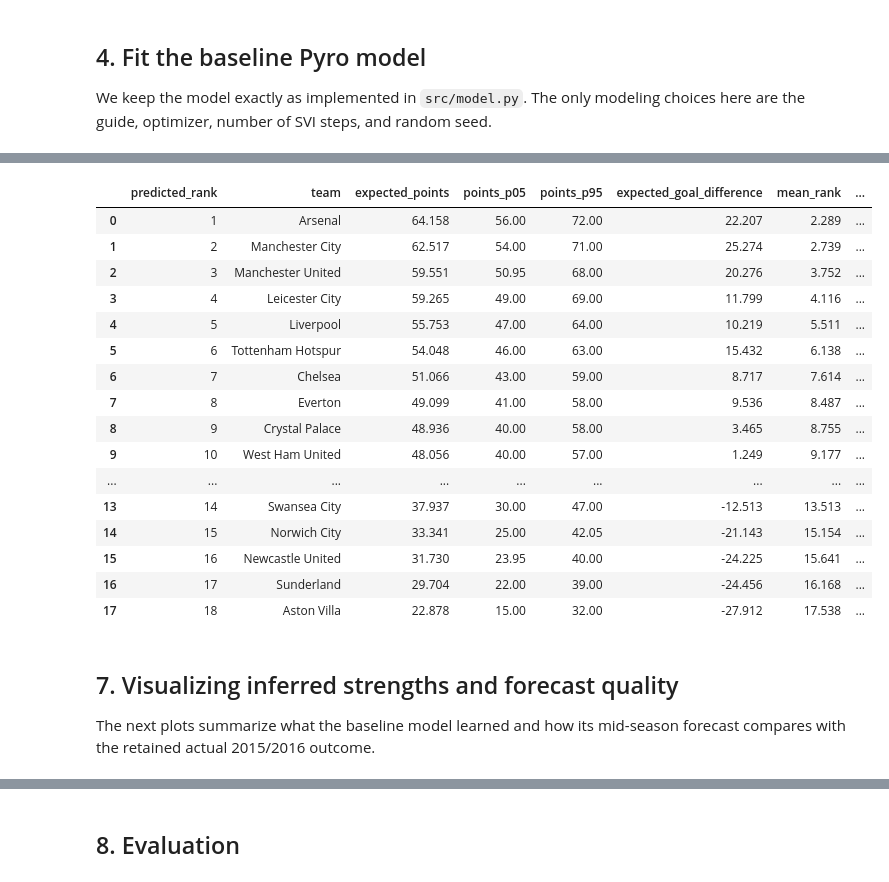
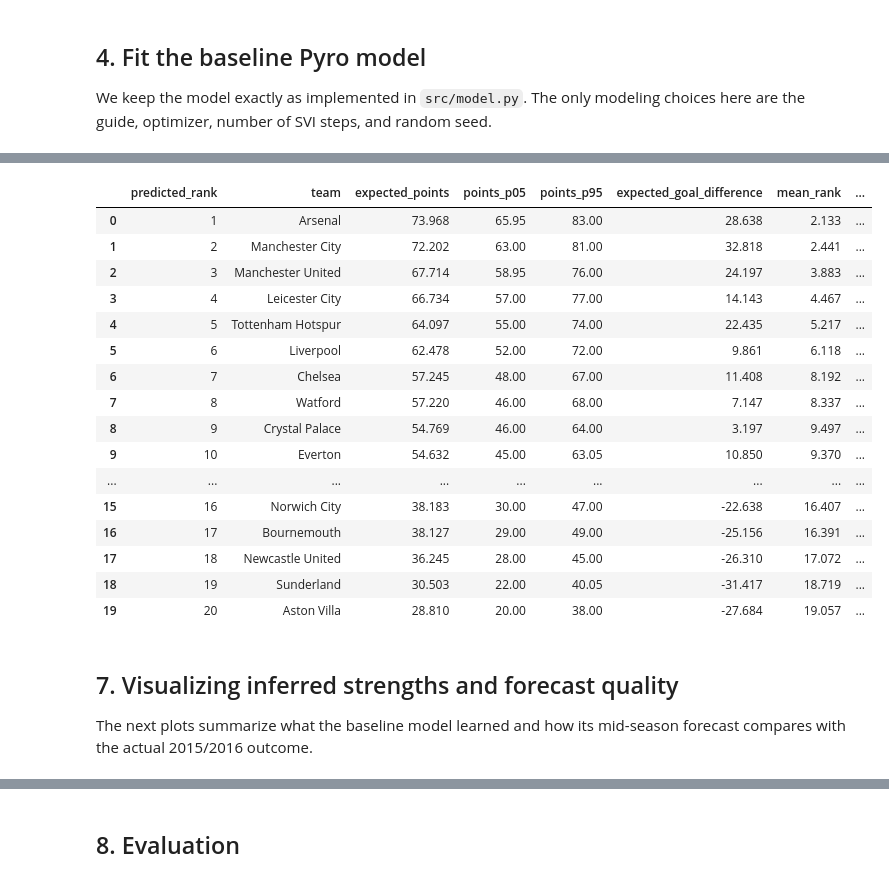
Before and after one commit to Hamdermadsik/Project_MBML, a Jupyter notebook: notebooks/Baseline.ipynb, the cells around one changed output, grey strips where cells are left out. Saved outputs shown, nothing was run; the diff lists cells and outputs as text; code cells hidden in the pictures.

```diff
--- a/notebooks/Baseline.ipynb
+++ b/notebooks/Baseline.ipynb
@@ -80,7 +80,7 @@ We exclude Bournemouth and Watford before training, prediction, table simulation
 # %%
 TEST_SEASON = "2015/2016"
 FIRST_HALF_MAX_STAGE = 19
-EXCLUDED_TEAMS = {"Bournemouth", "Watford"}
+EXCLUDED_TEAMS = set()
 
 df_raw = pd.read_csv(DATA_PATH, parse_dates=["date"])
 expected_columns = [
@@ -116,19 +116,20 @@ train_df = pd.concat([historical_df, first_half_2015_df], ignore_index=True)
 
 stage_counts_2015 = df.loc[df["season"] == TEST_SEASON, "stage"].value_counts().sort_index()
 assert stage_counts_2015.index.tolist() == list(range(1, 39)), "2015/2016 should contain stages 1-38."
-assert (stage_counts_2015 == 10).all(), "Each 2015/2016 stage should contain 10 matches before exclusions."
-assert len(first_half_2015_df) == 153, "Expected 153 retained first-half matches after excluding Bournemouth/Watford."
-assert len(second_half_2015_df) == 153, "Expected 153 retained second-half matches after excluding Bournemouth/Watford."
+assert (stage_counts_2015 == 10).all(), "Each 2015/2016 stage should contain 10 matches."
+assert len(first_half_2015_df) == 190, "Expected 190 first-half matches."
+assert len(second_half_2015_df) == 190, "Expected 190 second-half matches."
+assert len(train_df) == 2850, "Expected 2,850 training matches: 2,660 historical + 190 first-half 2015/2016."
 
 split_summary = pd.DataFrame(
     [
         {"dataset": "all EPL matches", "matches": len(df)},
-        {"dataset": "excluded Bournemouth/Watford fixtures", "matches": len(excluded_matches_df)},
-        {"dataset": "modeling data after exclusions", "matches": len(df_model)},
+        {"dataset": "excluded fixtures", "matches": len(excluded_matches_df)},
+        {"dataset": "modeling data", "matches": len(df_model)},
         {"dataset": "historical training seasons", "matches": len(historical_df)},
-        {"dataset": "2015/2016 first half training", "matches": len(first_half_2015_df)},
+        {"dataset": "2015/2016 first-half training", "matches": len(first_half_2015_df)},
         {"dataset": "total training data", "matches": len(train_df)},
-        {"dataset": "2015/2016 second half forecast", "matches": len(second_half_2015_df)},
+        {"dataset": "2015/2016 second-half forecast", "matches": len(second_half_2015_df)},
     ]
 )
 
@@ -480,7 +479,7 @@ for sample_id in range(NUM_POSTERIOR_SAMPLES):
         )
 
     sample_table = rank_table(pd.DataFrame(table.values()))
-    assert (sample_table["played"] == 34).all(), "Every simulated retained team should have 34 matches."
+    assert (sample_table["played"] == 38).all(), "Every simulated team should have 38 matches."
     sample_table["sample_id"] = sample_id
     simulated_table_rows.append(sample_table)
 
@@ -502,53 +501,53 @@ predicted_final_table = (
     .reset_index()
 )
 
 predicted_final_table = predicted_final_table.merge(
     actual_final_table[["team", "rank", "points", "goal_difference"]].rename(
         columns={
             "rank": "actual_rank",
             "points": "actual_points",
             "goal_difference": "actual_goal_difference",
         }
     ),
     on="team",
     how="left",
 )
 
 predicted_final_table["points_error"] = (
     predicted_final_table["expected_points"] - predicted_final_table["actual_points"]
 )
 predicted_final_table["rank_error"] = (
     predicted_final_table["mean_rank"] - predicted_final_table["actual_rank"]
 )
 predicted_final_table = predicted_final_table.sort_values(
     ["expected_points", "expected_goal_difference", "team"],
     ascending=[False, False, True],
 ).reset_index(drop=True)
 predicted_final_table.insert(0, "predicted_rank", np.arange(1, len(predicted_final_table) + 1))
 
 display(predicted_final_table)
 # %% [output]
 |  | predicted_rank | team | expected_points | points_p05 | points_p95 | expected_goal_difference | mean_rank | ... |
-| 0 | 1 | Arsenal | 64.158 | 56.00 | 72.00 | 22.207 | 2.289 | ... |
-| 1 | 2 | Manchester City | 62.517 | 54.00 | 71.00 | 25.274 | 2.739 | ... |
-| 2 | 3 | Manchester United | 59.551 | 50.95 | 68.00 | 20.276 | 3.752 | ... |
-| 3 | 4 | Leicester City | 59.265 | 49.00 | 69.00 | 11.799 | 4.116 | ... |
-| 4 | 5 | Liverpool | 55.753 | 47.00 | 64.00 | 10.219 | 5.511 | ... |
-| 5 | 6 | Tottenham Hotspur | 54.048 | 46.00 | 63.00 | 15.432 | 6.138 | ... |
-| 6 | 7 | Chelsea | 51.066 | 43.00 | 59.00 | 8.717 | 7.614 | ... |
-| 7 | 8 | Everton | 49.099 | 41.00 | 58.00 | 9.536 | 8.487 | ... |
-| 8 | 9 | Crystal Palace | 48.936 | 40.00 | 58.00 | 3.465 | 8.755 | ... |
-| 9 | 10 | West Ham United | 48.056 | 40.00 | 57.00 | 1.249 | 9.177 | ... |
+| 0 | 1 | Arsenal | 73.968 | 65.95 | 83.00 | 28.638 | 2.133 | ... |
+| 1 | 2 | Manchester City | 72.202 | 63.00 | 81.00 | 32.818 | 2.441 | ... |
+| 2 | 3 | Manchester United | 67.714 | 58.95 | 76.00 | 24.197 | 3.883 | ... |
+| 3 | 4 | Leicester City | 66.734 | 57.00 | 77.00 | 14.143 | 4.467 | ... |
+| 4 | 5 | Tottenham Hotspur | 64.097 | 55.00 | 74.00 | 22.435 | 5.217 | ... |
+| 5 | 6 | Liverpool | 62.478 | 52.00 | 72.00 | 9.861 | 6.118 | ... |
+| 6 | 7 | Chelsea | 57.245 | 48.00 | 67.00 | 11.408 | 8.192 | ... |
+| 7 | 8 | Watford | 57.220 | 46.00 | 68.00 | 7.147 | 8.337 | ... |
+| 8 | 9 | Crystal Palace | 54.769 | 46.00 | 64.00 | 3.197 | 9.497 | ... |
+| 9 | 10 | Everton | 54.632 | 45.00 | 63.05 | 10.850 | 9.370 | ... |
 | ... | ... | ... | ... | ... | ... | ... | ... | ... |
-| 13 | 14 | Swansea City | 37.937 | 30.00 | 47.00 | -12.513 | 13.513 | ... |
-| 14 | 15 | Norwich City | 33.341 | 25.00 | 42.05 | -21.143 | 15.154 | ... |
-| 15 | 16 | Newcastle United | 31.730 | 23.95 | 40.00 | -24.225 | 15.641 | ... |
-| 16 | 17 | Sunderland | 29.704 | 22.00 | 39.00 | -24.456 | 16.168 | ... |
-| 17 | 18 | Aston Villa | 22.878 | 15.00 | 32.00 | -27.912 | 17.538 | ... |
+| 15 | 16 | Norwich City | 38.183 | 30.00 | 47.00 | -22.638 | 16.407 | ... |
+| 16 | 17 | Bournemouth | 38.127 | 29.00 | 49.00 | -25.156 | 16.391 | ... |
+| 17 | 18 | Newcastle United | 36.245 | 28.00 | 45.00 | -26.310 | 17.072 | ... |
+| 18 | 19 | Sunderland | 30.503 | 22.00 | 40.05 | -31.417 | 18.719 | ... |
+| 19 | 20 | Aston Villa | 28.810 | 20.00 | 38.00 | -27.684 | 19.057 | ... |
 # %% [markdown]
 ## 7. Visualizing inferred strengths and forecast quality
 
-The next plots summarize what the baseline model learned and how its mid-season forecast compares with the retained actual 2015/2016 outcome.
+The next plots summarize what the baseline model learned and how its mid-season forecast compares with the actual 2015/2016 outcome.
 # %%
 # Plot the strongest teams according to the inferred latent team-strength posterior.
 team_strength_samples = posterior_predictive["team_strengths"].detach().cpu().numpy()
```
Also changed, not shown: parts of 16 cells of this notebook.
